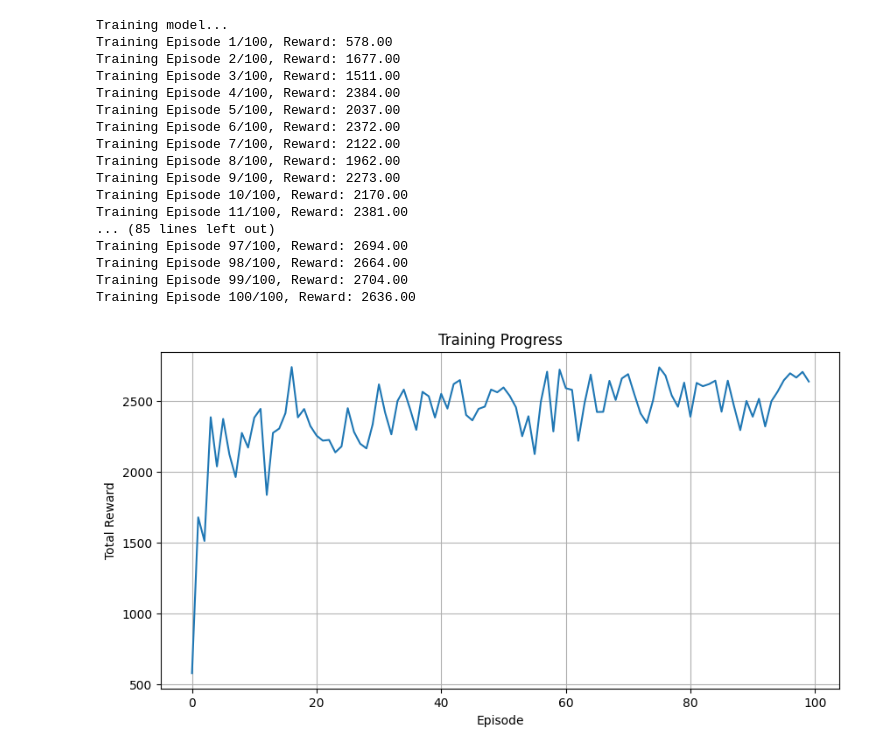
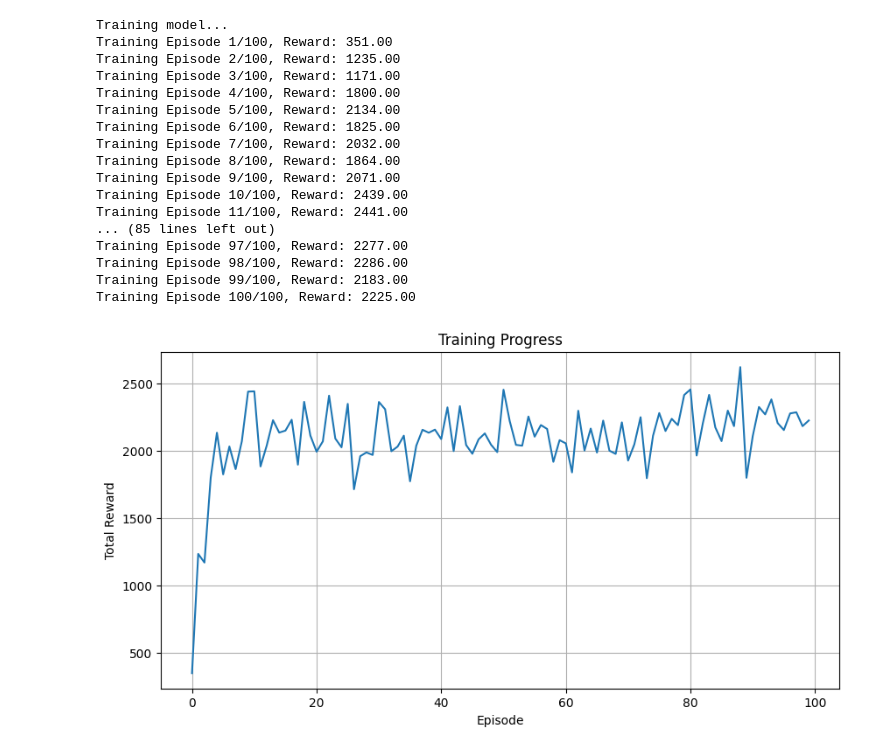
Before and after one commit to AmraouiKHY/Rl-for-ramp-metering-in-ramp-and-highway, a Jupyter notebook: models/q_learning.ipynb, the cells around one changed output. Drawn from its saved outputs; the diff is of its cells as text; code cells hidden in the pictures.

```diff
--- a/models/q_learning.ipynb
+++ b/models/q_learning.ipynb
@@ -99,7 +99,7 @@ class RampMeteringEnv:
 
         return (-waiting_time + vehicles * 10)
 def train_model(episodes=500):
-    alpha = 0.1
+    alpha = 0.01
     gamma = 0.99
     epsilon = 0.1
     env = RampMeteringEnv(use_traffic_light=True)
@@ -122,46 +122,46 @@ def train_model(episodes=500):
             best_next = np.max(env.get_q_value(next_state))
             env.q_table[state][action] += alpha * (reward + gamma * best_next -
                                                  env.q_table[state][action])
 
             state = next_state
             if done:
                 break
 
         traci.close()
         results.append(total_reward)
         print(f"Training Episode {episode+1}/{episodes}, Reward: {total_reward:.2f}")
 
     # Save trained model
     np.save('trained_q_table.npy', env.q_table)
 
     # Plot training progress
     plt.figure(figsize=(10, 5))
     plt.plot(results)
     plt.title('Training Progress')
     plt.xlabel('Episode')
     plt.ylabel('Total Reward')
     plt.grid(True)
     plt.savefig('training_progress.png')
     plt.show()
 # Training phase
 print("Training model...")
 train_results = train_model(episodes=100)
 # %% [output]
 Training model...
-Training Episode 1/100, Reward: 578.00
-Training Episode 2/100, Reward: 1677.00
-Training Episode 3/100, Reward: 1511.00
-Training Episode 4/100, Reward: 2384.00
-Training Episode 5/100, Reward: 2037.00
-Training Episode 6/100, Reward: 2372.00
-Training Episode 7/100, Reward: 2122.00
-Training Episode 8/100, Reward: 1962.00
-Training Episode 9/100, Reward: 2273.00
-Training Episode 10/100, Reward: 2170.00
-Training Episode 11/100, Reward: 2381.00
+Training Episode 1/100, Reward: 351.00
+Training Episode 2/100, Reward: 1235.00
+Training Episode 3/100, Reward: 1171.00
+Training Episode 4/100, Reward: 1800.00
+Training Episode 5/100, Reward: 2134.00
+Training Episode 6/100, Reward: 1825.00
+Training Episode 7/100, Reward: 2032.00
+Training Episode 8/100, Reward: 1864.00
+Training Episode 9/100, Reward: 2071.00
+Training Episode 10/100, Reward: 2439.00
+Training Episode 11/100, Reward: 2441.00
 ... (85 lines left out)
-Training Episode 97/100, Reward: 2694.00
-Training Episode 98/100, Reward: 2664.00
-Training Episode 99/100, Reward: 2704.00
-Training Episode 100/100, Reward: 2636.00
+Training Episode 97/100, Reward: 2277.00
+Training Episode 98/100, Reward: 2286.00
+Training Episode 99/100, Reward: 2183.00
+Training Episode 100/100, Reward: 2225.00
-[figure, old version]
+[figure, new version]
```
Also changed, not shown: parts of 2 cells of this notebook, 18 other files.
